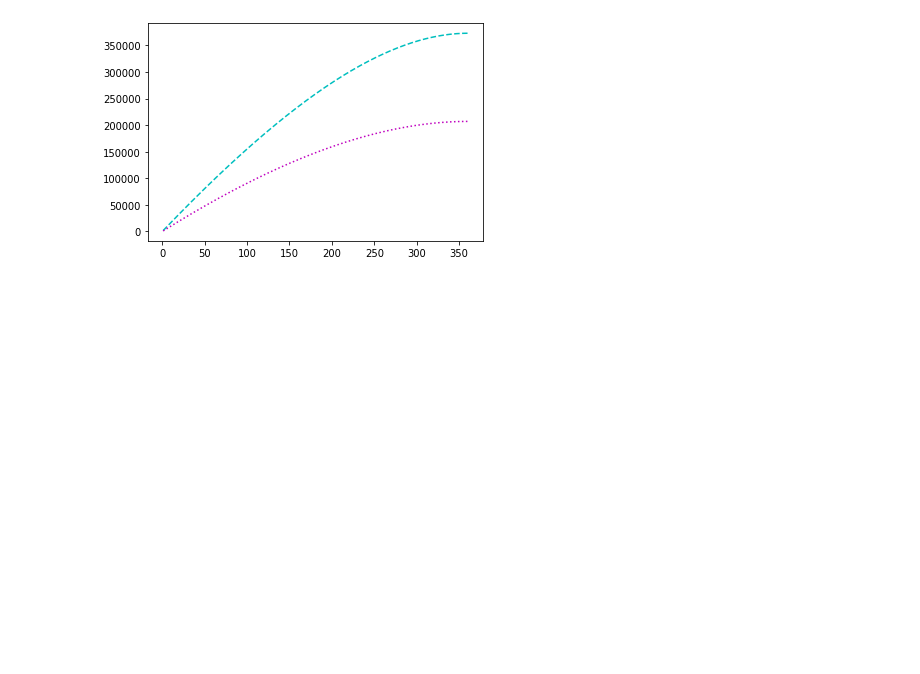
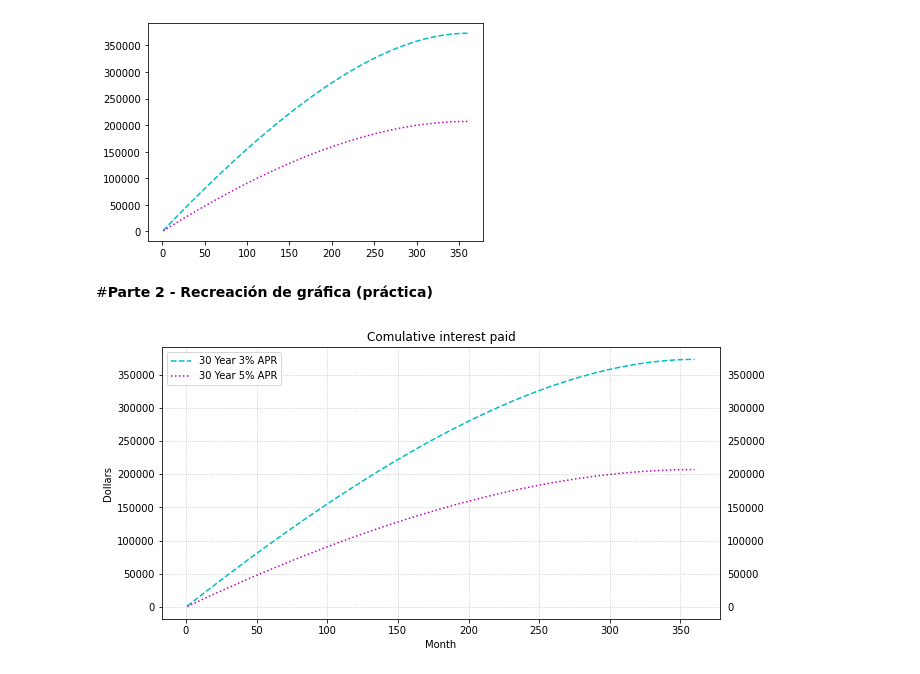
Before and after one commit to smaciasg/Ejercicios_DataScience_Coding_Dojo, a Jupyter notebook: Recrear_el_gráfico_de_intereses_vs_el_gráfico_principal_(práctica).ipynb, the cells around one changed output. Drawn from its saved outputs; the diff is of its cells as text; code cells hidden in the pictures; blank space fills up the shorter version.

```diff
--- a/Recrear_el_gráfico_de_intereses_vs_el_gráfico_principal_(práctica).ipynb
+++ b/Recrear_el_gráfico_de_intereses_vs_el_gráfico_principal_(práctica).ipynb
@@ -39,3 +41,18 @@ plt.plot(filtro1['Month'],filtro1['Interest Paid'].cumsum(),'c--')
 plt.plot(filtro2['Month'],filtro2['Interest Paid'].cumsum(),'m:');
 # %% [output]
 [figure]
+# %% [markdown]
+#**Parte 2 - Recreación de gráfica (práctica)**
+# %%
+fig, axes = plt.subplots(1,1, figsize=(10,5))
+axes.plot(filtro1['Month'],filtro1['Interest Paid'].cumsum(),'c--', label='30 Year 3% APR')
+axes.plot(filtro2['Month'],filtro2['Interest Paid'].cumsum(),'m:', label='30 Year 5% APR')
+axes.set_ylabel('Dollars')
+axes.set_xlabel('Month')
+axes.set_title('Comulative interest paid')
+axes.legend()
+plt.tick_params(labelright=True)
+axes.grid(c='silver', linestyle=':')
+plt.show()
+# %% [output]
+[figure, added]
```
Also changed, not shown: parts of 1 cell of this notebook.
